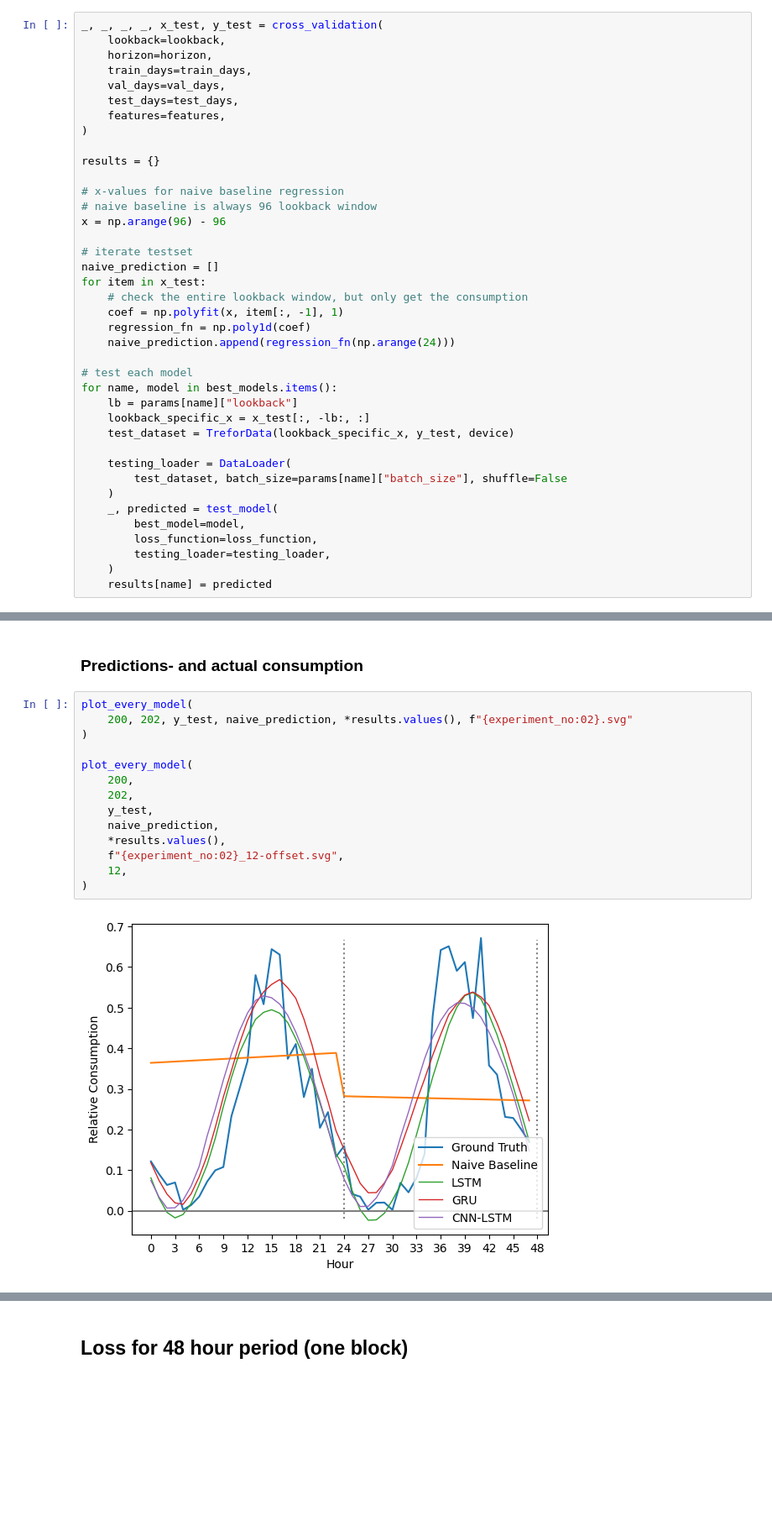
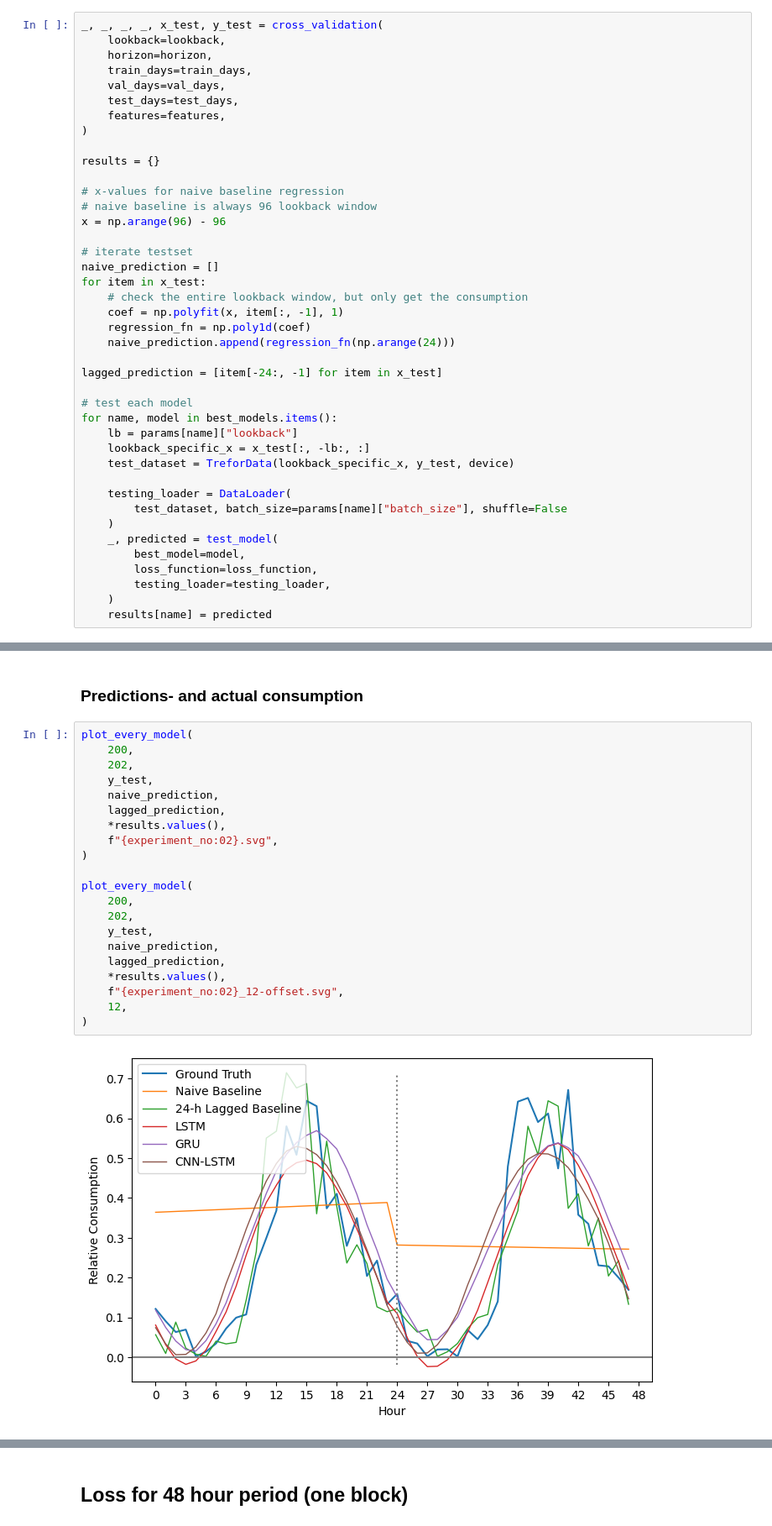
Before and after one commit to dat5-06/zap, a Jupyter notebook: core/notebooks/00/00_trefor_park.ipynb, the cells around one changed output, grey strips where cells are left out. Shown at 84% size. Cells and saved outputs as stored; diff of their text form; blank space fills up the shorter version.

Commit message:
Include 24h lag in plots :shipit:

```diff
--- a/core/notebooks/00/00_trefor_park.ipynb
+++ b/core/notebooks/00/00_trefor_park.ipynb
@@ -85,6 +85,8 @@ for item in x_test:
     regression_fn = np.poly1d(coef)
     naive_prediction.append(regression_fn(np.arange(24)))
 
+lagged_prediction = [item[-24:, -1] for item in x_test]
+
 # test each model
 for name, model in best_models.items():
     lb = params[name]["lookback"]
@@ -111,17 +113,24 @@ $$\hat{y} > y: \text{lower loss} \\ \hat{y} < y: \text{greater loss}$$
 ### Predictions- and actual consumption
 # %%
 plot_every_model(
-    200, 202, y_test, naive_prediction, *results.values(), f"{experiment_no:02}.svg"
+    200,
+    202,
+    y_test,
+    naive_prediction,
+    lagged_prediction,
+    *results.values(),
+    f"{experiment_no:02}.svg",
 )
 
 plot_every_model(
     200,
     202,
     y_test,
     naive_prediction,
+    lagged_prediction,
     *results.values(),
     f"{experiment_no:02}_12-offset.svg",
     12,
 )
 # %% [output]
-[figure, old version]
+[figure, new version]
```
Also changed, not shown: parts of 1 cell of this notebook, 3 other files.
